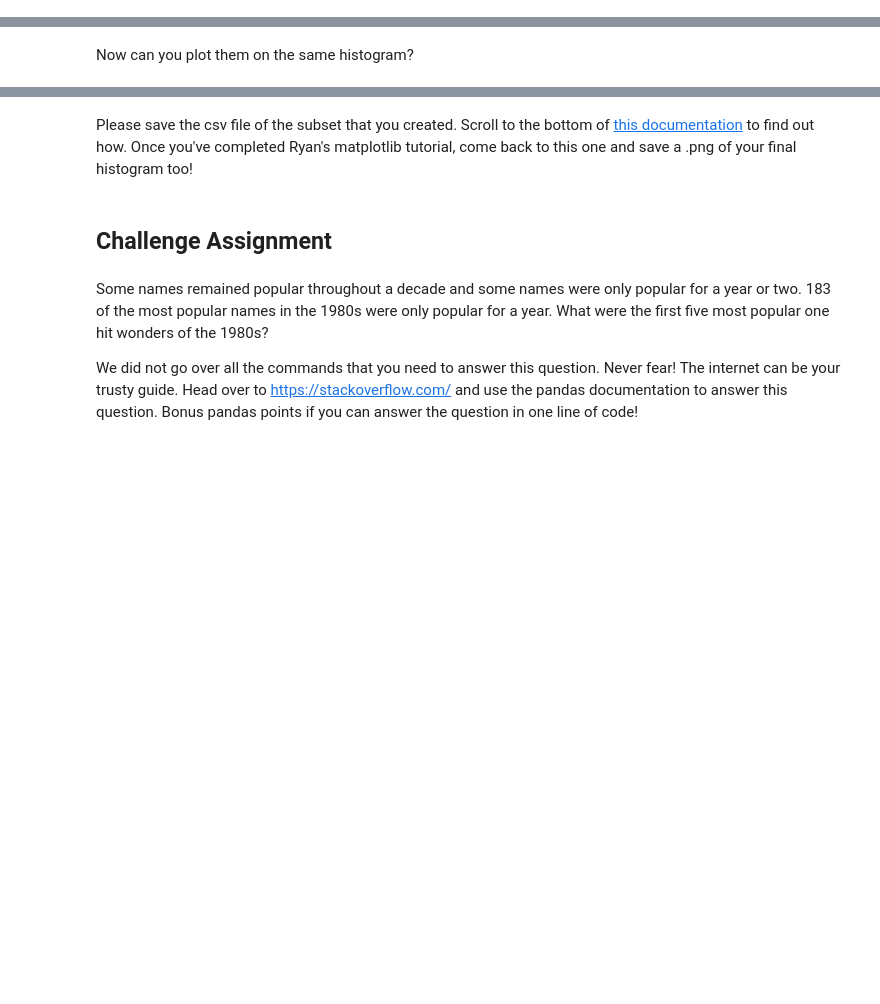
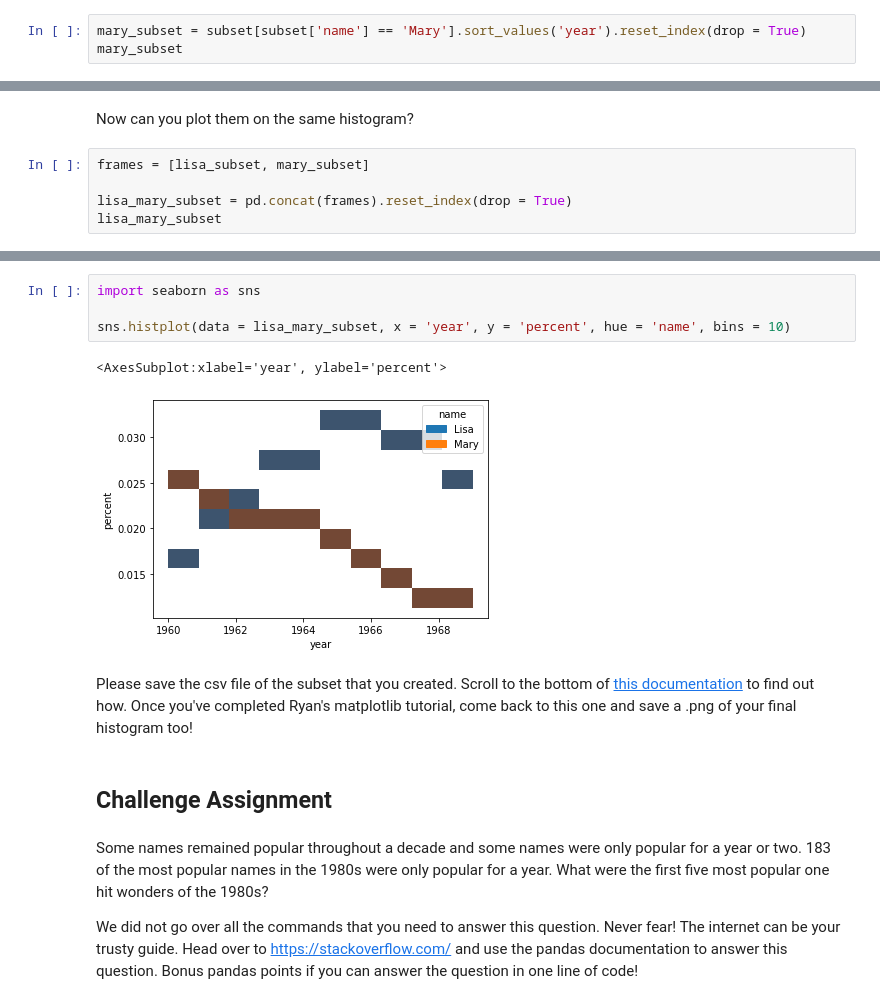
Before and after one commit to g-r-a-e-m-e/Intro-to-Astro2022, a Jupyter notebook: Week2_packages_plotting/pandas_tutorial.ipynb, the cells around one changed output, grey strips where cells are left out. Cells and saved outputs as stored; diff of their text form; blank space fills up the shorter version.

```diff
--- a/Week2_packages_plotting/pandas_tutorial.ipynb
+++ b/Week2_packages_plotting/pandas_tutorial.ipynb
@@ -264,0 +260,3 @@ lisa_subset.plot(x = 'year', y = 'percent')
+# %%
+mary_subset = subset[subset['name'] == 'Mary'].sort_values('year').reset_index(drop = True)
+mary_subset
@@ -265,2 +275,7 @@ lisa_subset.plot(x = 'year', y = 'percent')
 # %% [markdown]
 Now can you plot them on the same histogram?
+# %%
+frames = [lisa_subset, mary_subset]
+
+lisa_mary_subset = pd.concat(frames).reset_index(drop = True)
+lisa_mary_subset
@@ -267,3 +300,10 @@ Now can you plot them on the same histogram?
+# %%
+import seaborn as sns
+
+sns.histplot(data = lisa_mary_subset, x = 'year', y = 'percent', hue = 'name', bins = 10)
+# %% [output]
+<AxesSubplot:xlabel='year', ylabel='percent'>
+[figure, added]
 # %% [markdown]
 Please save the csv file of the subset that you created. Scroll to the bottom of [this documentation](https://pandas.pydata.org/pandas-docs/stable/reference/api/pandas.DataFrame.to_csv.html) to find out how. Once you've completed Ryan's matplotlib tutorial, come back to this one and save a .png of your final histogram too!
 # %% [markdown]
```
Also changed, not shown: parts of 5 cells of this notebook.
